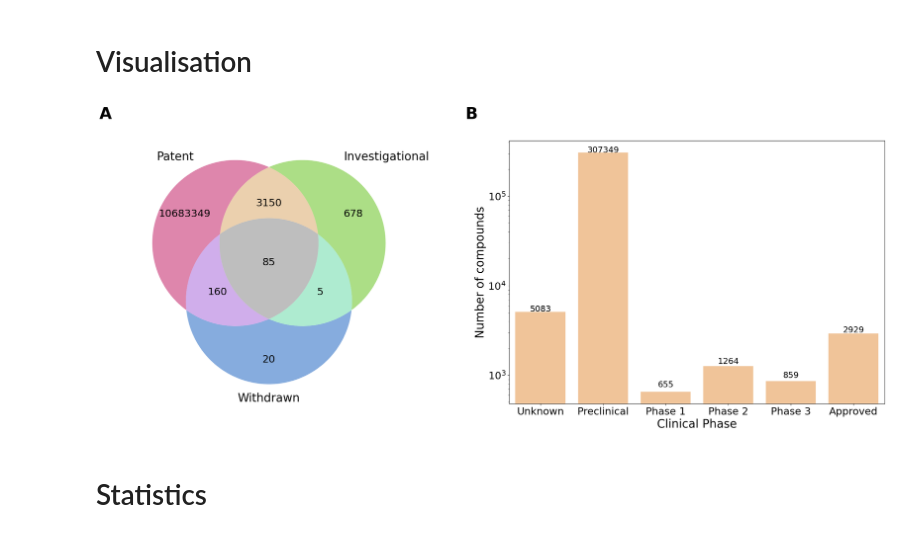
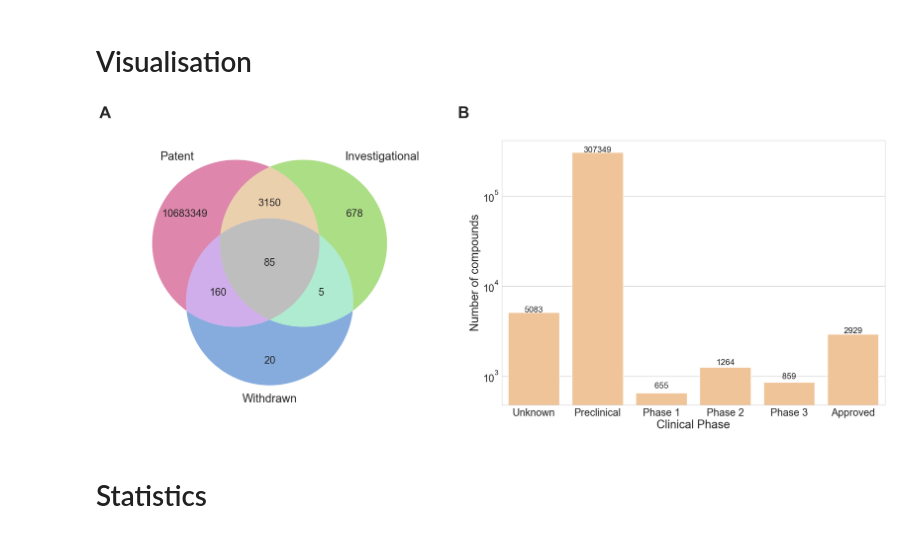
Before and after one commit to Fraunhofer-ITMP/patent-clinical-candidate-characteristics, a Jupyter notebook: notebooks/3_4_clinical_stage.ipynb, the cells around one changed output. Saved outputs shown, nothing was run; the diff lists cells and outputs as text; code cells hidden in the pictures.

Commit message:
update figure 7

```diff
--- a/notebooks/3_4_clinical_stage.ipynb
+++ b/notebooks/3_4_clinical_stage.ipynb
@@ -19,4 +23,7 @@ FIGURE_DIR = '../data/figures'
 # %%
-surechembl_df = pd.read_parquet(f'{DATA_DIR}/surechembl_dump.pq')
+surechembl_df = pd.read_parquet(
+    f"{DATA_DIR}/surechembl_dump.pq",
+    columns=["InChIKey", "PATENT_ID", "PUBLICATION_DATE", "Field"],
+)
 surechembl_df.head(2)
 # %% [output]
@@ -50,8 +55,9 @@ drugbank_withdrawn_df.head(2)
 # %%
 # Investigational drugs
 drugbank_investigational_df = pd.read_csv(
-    f'{DATA_DIR}/drugbank_investigational_structure_links.csv.zip', compression='zip',
-    usecols=['DrugBank ID', 'Name', 'InChIKey']
+    f"{DATA_DIR}/drugbank_investigational_structure_links.csv.zip",
+    compression="zip",
+    usecols=["DrugBank ID", "Name", "InChIKey"],
 )
 drugbank_investigational_df.head(2)
 # %% [output]
@@ -94,6 +108,8 @@ len(investigational_drugs)
 # %%
-clincal_stage_df = pd.DataFrame(chembl_phase_df['clinical_phase'].value_counts()).reset_index()
-clincal_stage_df.columns = ['Phase', 'Count']
+clincal_stage_df = pd.DataFrame(
+    chembl_phase_df["clinical_phase"].value_counts()
+).reset_index()
+clincal_stage_df.columns = ["Phase", "Count"]
 clincal_stage_df
 # %% [output]
 |  | Phase | Count |
@@ -106,59 +122,66 @@ clincal_stage_df
 # %% [markdown]
 # Visualisation
 # %%
-plt.figure(figsize = (25, 10))
+sns.set_style("whitegrid")
+plt.figure(figsize=(25, 10))
 
 plt.subplot(1, 2, 1)
 v = venn3_unweighted(
     [patent_cmps, investigational_drugs, withdrawn_drugs],
-    set_labels = ('Patent', 'Investigational', 'Withdrawn'),
-    set_colors=('#c83576', '#76c835', '#3576c8'),
-    alpha=0.6
+    set_labels=("Patent", "Investigational", "Withdrawn"),
+    set_colors=("#c83576", "#76c835", "#3576c8"),
+    alpha=0.6,
 )
 for text in v.set_labels:  # External labels
     text.set_fontsize(25)
-for text in v.subset_labels: # Internal labels in Venn
+for text in v.subset_labels:  # Internal labels in Venn
     text.set_fontsize(22)
 
 plt.text(
-    -0.1, 1.1, string.ascii_uppercase[0],
-    size=35, weight='bold', horizontalalignment='center',
-    verticalalignment='center', transform = plt.gca().transAxes
+    -0.1,
+    1.1,
+    string.ascii_uppercase[0],
+    size=35,
+    weight="bold",
+    horizontalalignment="center",
+    verticalalignment="center",
+    transform=plt.gca().transAxes,
 )
 
 plt.subplot(1, 2, 2)
-order = ['Unknown', 'Preclinical', 'Phase 1', 'Phase 2', 'Phase 3', 'Approved']
+order = ["Unknown", "Preclinical", "Phase 1", "Phase 2", "Phase 3", "Approved"]
 ax = sns.barplot(
-    data=clincal_stage_df,
-    x= 'Phase',
-    y= 'Count',
-    order=order,
-    color='#ffc48a'
+    data=clincal_stage_df, x="Phase", y="Count", order=order, color="#ffc48a"
 )
 
 for p in ax.patches:
     _x = p.get_x() + p.get_width() / 2
     _y = p.get_y() + p.get_height() + 80
     value = int(p.get_height())
     ax.text(_x, _y, value, ha="center", fontsize=18)
 
 plt.xticks(fontsize=22)
 plt.yticks(fontsize=22)
-plt.ylabel('Number of compounds', fontsize=25)
-plt.yscale('log')
-plt.xlabel('Clinical Phase', fontsize=25)
+plt.ylabel("Number of compounds", fontsize=25)
+plt.yscale("log")
+plt.xlabel("Clinical Phase", fontsize=25)
 plt.text(
-    -0.1, 1.1, string.ascii_uppercase[1],
-    size=35, weight='bold', horizontalalignment='center',
-    verticalalignment='center', transform = plt.gca().transAxes
+    -0.1,
+    1.1,
+    string.ascii_uppercase[1],
+    size=35,
+    weight="bold",
+    horizontalalignment="center",
+    verticalalignment="center",
+    transform=plt.gca().transAxes,
 )
 
 plt.tight_layout()
-plt.savefig(f'{FIGURE_DIR}/figure_7.png', dpi=400)
+plt.savefig(f"{FIGURE_DIR}/figure_7.png", dpi=400)
 
 plt.show()
 # %% [output]
-[figure, old version]
+[figure, new version]
 # %% [markdown]
 # Statistics
 # %%
```
Also changed, not shown: parts of 13 cells of this notebook, 1 other file.
